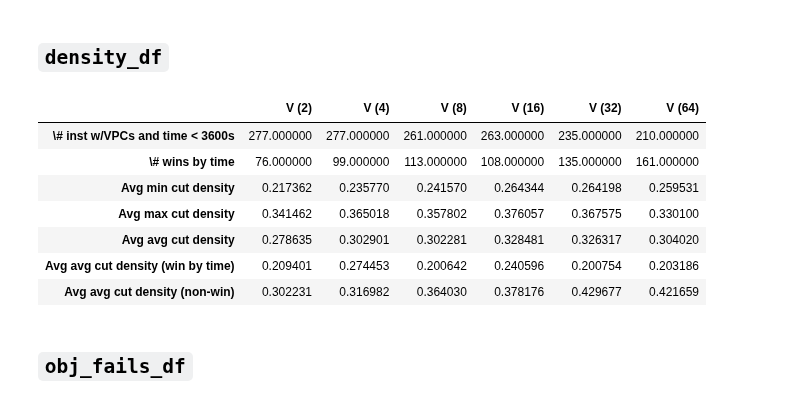
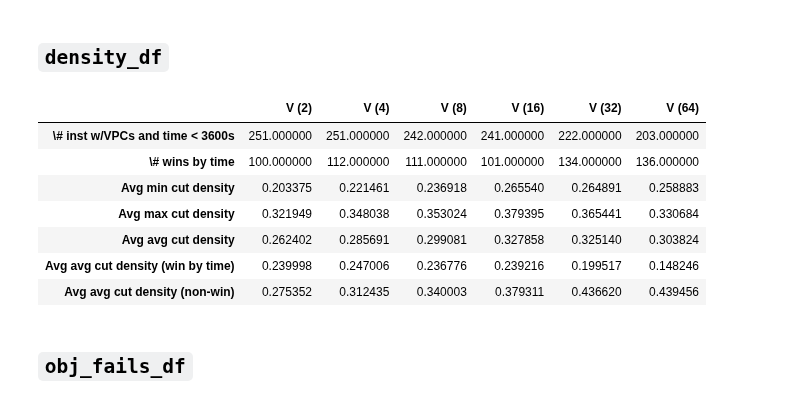
Before and after one commit to akazachk/vpc, a Jupyter notebook: plots/plots.ipynb, the cells around one changed output. Drawn from its saved outputs; the diff is of its cells as text; code cells hidden in the pictures.

```diff
--- a/plots/plots.ipynb
+++ b/plots/plots.ipynb
@@ -30,8 +30,8 @@ except KeyError:
     print("*** ERROR: %s not found!" % repos_key)
 
 VPC_DIR = REPOS_DIR + "/vpc/"
-#RESULTS_DIR = VPC_DIR + "results/saved/2022-10/"
-RESULTS_DIR = VPC_DIR + "results/saved/"
+#RESULTS_DIR = VPC_DIR + "results/saved/"
+RESULTS_DIR = VPC_DIR + "results/2023-06-25/"
 DATA_DIR = VPC_DIR + "data/"
 
 ONLY_PURE_BINARY = False
@@ -1888,26 +1901,36 @@ time_df = df.loc[:,
                     'LP OBJ',
                     'IP OBJ',
                     'FIRST REF OBJ',
+                    'AVG REF OBJ',
                     'BEST REF OBJ',
                     'FIRST REF+V OBJ',
+                    'AVG REF+V OBJ',
                     'FIRST REF BOUND',
+                    'AVG REF BOUND',
                     'BEST REF BOUND',
                     'FIRST REF+V BOUND',
+                    'AVG REF+V BOUND',
                     'FIRST REF ITERS',
+                    'AVG REF ITERS',
                     'BEST REF ITERS',
                     'FIRST REF+V ITERS',
+                    'AVG REF+V ITERS',
                     'FIRST REF NODES',
+                    'AVG REF NODES',
                     'BEST REF NODES',
                     'FIRST REF+V NODES',
+                    'AVG REF+V NODES',
                     'FIRST REF TIME',
+                    'AVG REF TIME',
                     'BEST REF TIME',
-                    'AVG REF TIME',
                     'FIRST REF+V TIME',
+                    'AVG REF+V TIME',
                     'VPC_GEN_TIME',
                     'NUM GMIC',
                     'NUM VPC',
                     'NUM OBJ',
                     'ALL REF TIME',
+                    'ALL REF+V TIME',
                     'ExitReason']
                ]
 #display(time_df.loc[("bm23_presolved",2)])
@@ -3025,44 +3048,45 @@ for curr_size_ind in range(0,len(sizes)):
     curr_by_depth_df = curr_df.xs(sizes[curr_size_ind], level='disj_terms')
 
     # Remove instances that take more than an hour
-    curr_by_depth_df = curr_by_depth_df[curr_by_depth_df[gur1time_col] < MAX_TIME]
+    INSTANCES_TO_KEEP = curr_by_depth_df[gur1time_col] < MAX_TIME
+    curr_by_depth_df = curr_by_depth_df[INSTANCES_TO_KEEP]
 
     # Count number of instances having cuts
     curr_row_ind = 0
     density_df.iloc[curr_row_ind,curr_size_ind] = sum(curr_by_depth_df['NUM VPC'] > 0)
 
     # Mean of min, max, avg density
     curr_row_ind = 2
     for col_ind in range(len(support_cols)):
         curr_series = curr_by_depth_df[support_cols[col_ind]] / curr_by_depth_df['COLS']
         density_df.iloc[curr_row_ind,curr_size_ind] = curr_series.mean()
         curr_row_ind += 1
 
     ## Count wins1 (should be same as in avg_bb_by_depth_df)
     # A win in terms of time is counted when the ``Gur1'' baseline seconds taken
     # is at least 10\% slower, to account for some variability in runtimes.
     # A win in terms of nodes is when the ``Gur1'' baseline number of nodes is higher.
-    curr_wins_df = curr_by_depth_df[curr_df0[gur1time_col] > 1.1*curr_by_depth_df[gur1vtime_col]]
+    curr_wins_df = curr_by_depth_df[curr_df0.loc[INSTANCES_TO_KEEP,gur1time_col] > 1.1*curr_by_depth_df[gur1vtime_col]]
     curr_row_ind = 1
     density_df.iloc[curr_row_ind,curr_size_ind] = len(curr_wins_df)
     curr_row_ind = len(rows)-2
     density_df.iloc[curr_row_ind,curr_size_ind] = (curr_wins_df[support_cols[2]] / curr_wins_df['COLS']).mean()
 
     # curr_lose_df = curr_by_depth_df[1.1*curr_df0[gur1time_col] < curr_by_depth_df[gur1vtime_col]]
-    curr_lose_df = curr_by_depth_df[curr_df0[gur1time_col] <= 1.1*curr_by_depth_df[gur1vtime_col]]
+    curr_lose_df = curr_by_depth_df[curr_df0.loc[INSTANCES_TO_KEEP,gur1time_col] <= 1.1*curr_by_depth_df[gur1vtime_col]]
     curr_row_ind = len(rows)-1
     density_df.iloc[curr_row_ind,curr_size_ind] = (curr_lose_df[support_cols[2]] / curr_lose_df['COLS']).mean()
 
 density_df
 # %% [output]
 |  | V (2) | V (4) | V (8) | V (16) | V (32) | V (64) |
-| \# inst w/VPCs and time < 3600s | 277.000000 | 277.000000 | 261.000000 | 263.000000 | 235.000000 | 210.000000 |
-| \# wins by time | 76.000000 | 99.000000 | 113.000000 | 108.000000 | 135.000000 | 161.000000 |
-| Avg min cut density | 0.217362 | 0.235770 | 0.241570 | 0.264344 | 0.264198 | 0.259531 |
-| Avg max cut density | 0.341462 | 0.365018 | 0.357802 | 0.376057 | 0.367575 | 0.330100 |
-| Avg avg cut density | 0.278635 | 0.302901 | 0.302281 | 0.328481 | 0.326317 | 0.304020 |
-| Avg avg cut density (win by time) | 0.209401 | 0.274453 | 0.200642 | 0.240596 | 0.200754 | 0.203186 |
-| Avg avg cut density (non-win) | 0.302231 | 0.316982 | 0.364030 | 0.378176 | 0.429677 | 0.421659 |
+| \# inst w/VPCs and time < 3600s | 251.000000 | 251.000000 | 242.000000 | 241.000000 | 222.000000 | 203.000000 |
+| \# wins by time | 100.000000 | 112.000000 | 111.000000 | 101.000000 | 134.000000 | 136.000000 |
+| Avg min cut density | 0.203375 | 0.221461 | 0.236918 | 0.265540 | 0.264891 | 0.258883 |
+| Avg max cut density | 0.321949 | 0.348038 | 0.353024 | 0.379395 | 0.365441 | 0.330684 |
+| Avg avg cut density | 0.262402 | 0.285691 | 0.299081 | 0.327858 | 0.325140 | 0.303824 |
+| Avg avg cut density (win by time) | 0.239998 | 0.247006 | 0.236776 | 0.239216 | 0.199517 | 0.148246 |
+| Avg avg cut density (non-win) | 0.275352 | 0.312435 | 0.340003 | 0.379311 | 0.436620 | 0.439456 |
 # %% [markdown]
 ## `obj_fails_df`
 # %%
```
Also changed, not shown: parts of 39 cells of this notebook.
